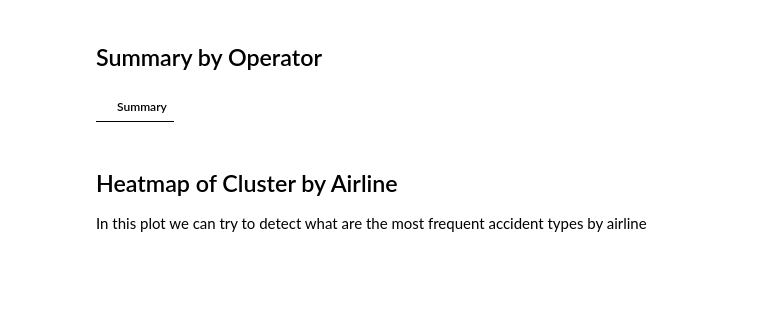
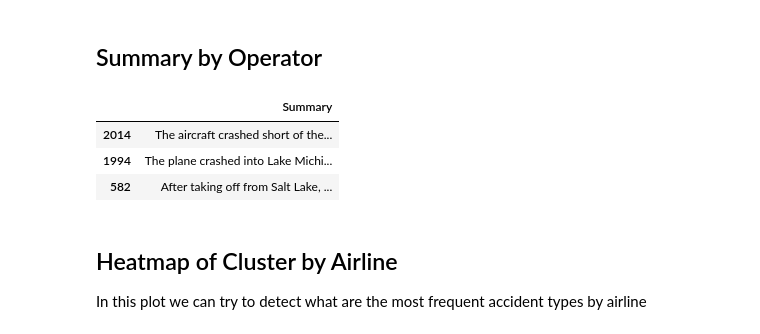
Before and after one commit to lrargerich/7506, a Jupyter notebook: Notebooks/Analisis Exploratorio/Airplane Crashes.ipynb, the cells around one changed output. Saved outputs shown, nothing was run; the diff lists cells and outputs as text; code cells hidden in the pictures; blank space fills up the shorter version.

```diff
--- a/Notebooks/Analisis Exploratorio/Airplane Crashes.ipynb
+++ b/Notebooks/Analisis Exploratorio/Airplane Crashes.ipynb
@@ -390,12 +390,16 @@ dtype: int64
 # %% [markdown]
 ## Summary by Operator
 # %%
-OPERATOR = 'Varig'
-ap1 = apc[apc['Operator']==OPERATOR].sort_values(by='cluster').loc[apc['cluster']==44,['Summary']]
+OPERATOR = 'United Air Lines'
+CLUSTER = 119
+ap1 = apc[apc['Operator']==OPERATOR].sort_values(by='cluster').loc[apc['cluster']==CLUSTER,['Summary']]
 pd.set_option('display.max_colwidth', 3000)
 ap1
 # %% [output]
 |  | Summary |
+| 2014 | The aircraft crashed short of the... |
+| 1994 | The plane crashed into Lake Michi... |
+| 582 | After taking off from Salt Lake, ... |
 # %% [markdown]
 ## Heatmap of Cluster by Airline
 
```
Also changed, not shown: parts of 2 cells of this notebook.
